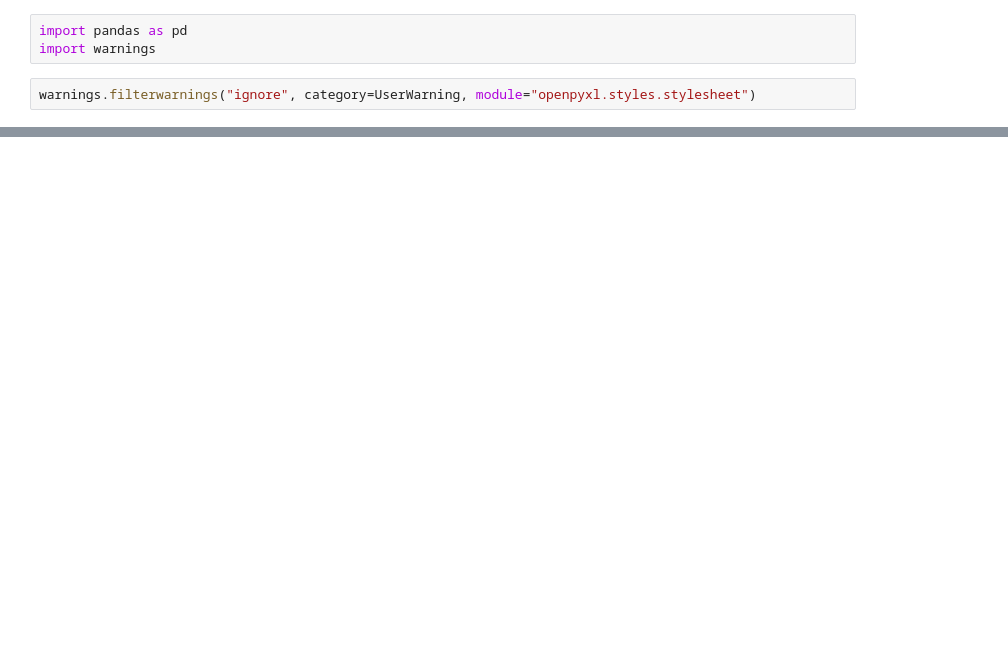
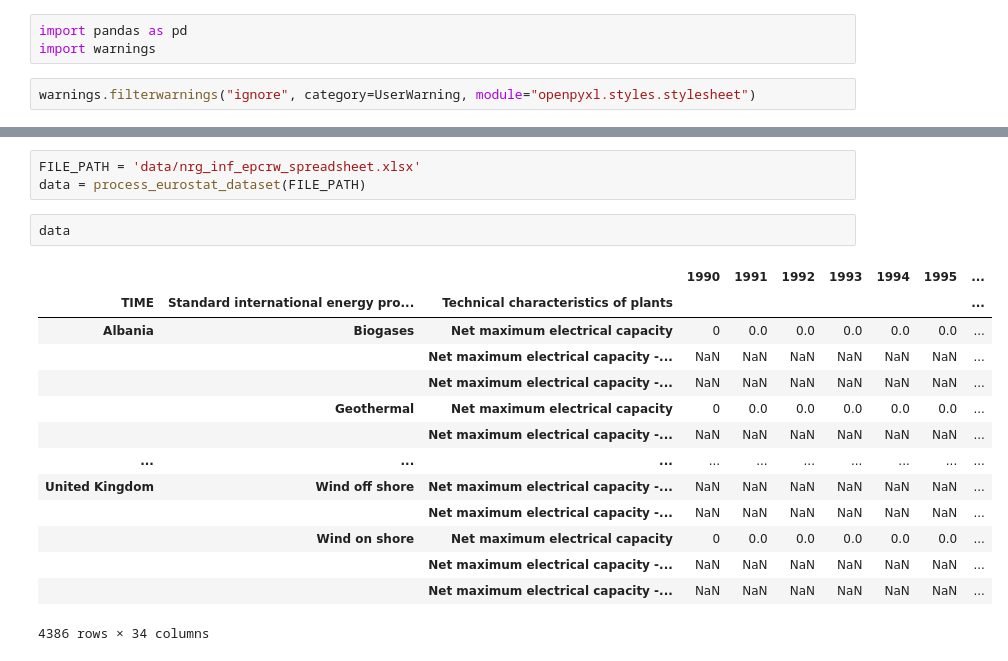
Before and after one commit to mazinator/DOPP-Group37, a Jupyter notebook: src/analysis.ipynb, the cells around one changed output, grey strips where cells are left out. Saved outputs shown, nothing was run; the diff lists cells and outputs as text; blank space fills up the shorter version.

```diff
--- a/src/analysis.ipynb
+++ b/src/analysis.ipynb
@@ -72,0 +55,20 @@ def process_eurostat_dataset(path: str):
+# %%
+FILE_PATH = 'data/nrg_inf_epcrw_spreadsheet.xlsx'
+data = process_eurostat_dataset(FILE_PATH)
+# %%
+data
+# %% [output]
+|  |  |  | 1990 | 1991 | 1992 | 1993 | 1994 | 1995 | ... |
+| TIME | Standard international energy pro... | Technical characteristics of plants |  |  |  |  |  |  | ... |
+| Albania | Biogases | Net maximum electrical capacity | 0 | 0.0 | 0.0 | 0.0 | 0.0 | 0.0 | ... |
+|  |  | Net maximum electrical capacity -... | NaN | NaN | NaN | NaN | NaN | NaN | ... |
+|  |  | Net maximum electrical capacity -... | NaN | NaN | NaN | NaN | NaN | NaN | ... |
+|  | Geothermal | Net maximum electrical capacity | 0 | 0.0 | 0.0 | 0.0 | 0.0 | 0.0 | ... |
+|  |  | Net maximum electrical capacity -... | NaN | NaN | NaN | NaN | NaN | NaN | ... |
+| ... | ... | ... | ... | ... | ... | ... | ... | ... | ... |
+| United Kingdom | Wind off shore | Net maximum electrical capacity -... | NaN | NaN | NaN | NaN | NaN | NaN | ... |
+|  |  | Net maximum electrical capacity -... | NaN | NaN | NaN | NaN | NaN | NaN | ... |
+|  | Wind on shore | Net maximum electrical capacity | 0 | 0.0 | 0.0 | 0.0 | 0.0 | 0.0 | ... |
+|  |  | Net maximum electrical capacity -... | NaN | NaN | NaN | NaN | NaN | NaN | ... |
+|  |  | Net maximum electrical capacity -... | NaN | NaN | NaN | NaN | NaN | NaN | ... |
+4386 rows × 34 columns
```
Also changed, not shown: parts of 1 cell of this notebook.
